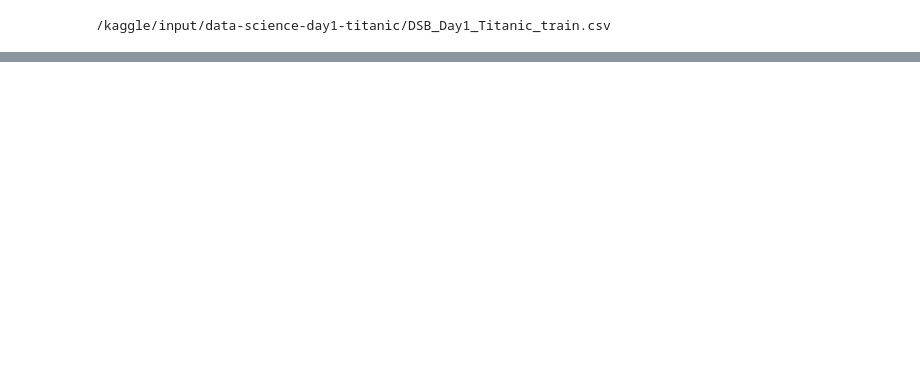
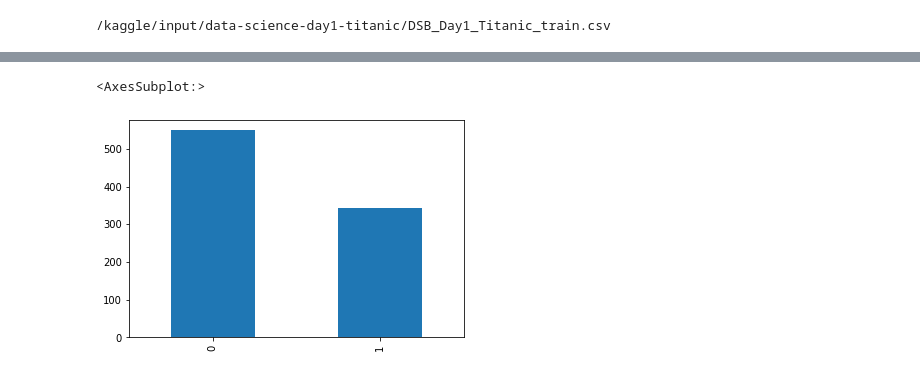
Before and after one commit to Prashant6306/100_days_of_ml, a Jupyter notebook: day-20-eda-using-univariate-analysis.ipynb, the cells around one changed output, grey strips where cells are left out. Cells and saved outputs as stored; diff of their text form; code cells hidden in the pictures; blank space fills up the shorter version.

```diff
--- a/day-20-eda-using-univariate-analysis.ipynb
+++ b/day-20-eda-using-univariate-analysis.ipynb
@@ -20,0 +115,5 @@ for dirname, _, filenames in os.walk('/kaggle/input'):
+# %%
+df["Survived"].value_counts().plot(kind="bar")
+# %% [output]
+<AxesSubplot:>
+[figure, added]
```
Also changed, not shown: parts of 27 cells of this notebook.
